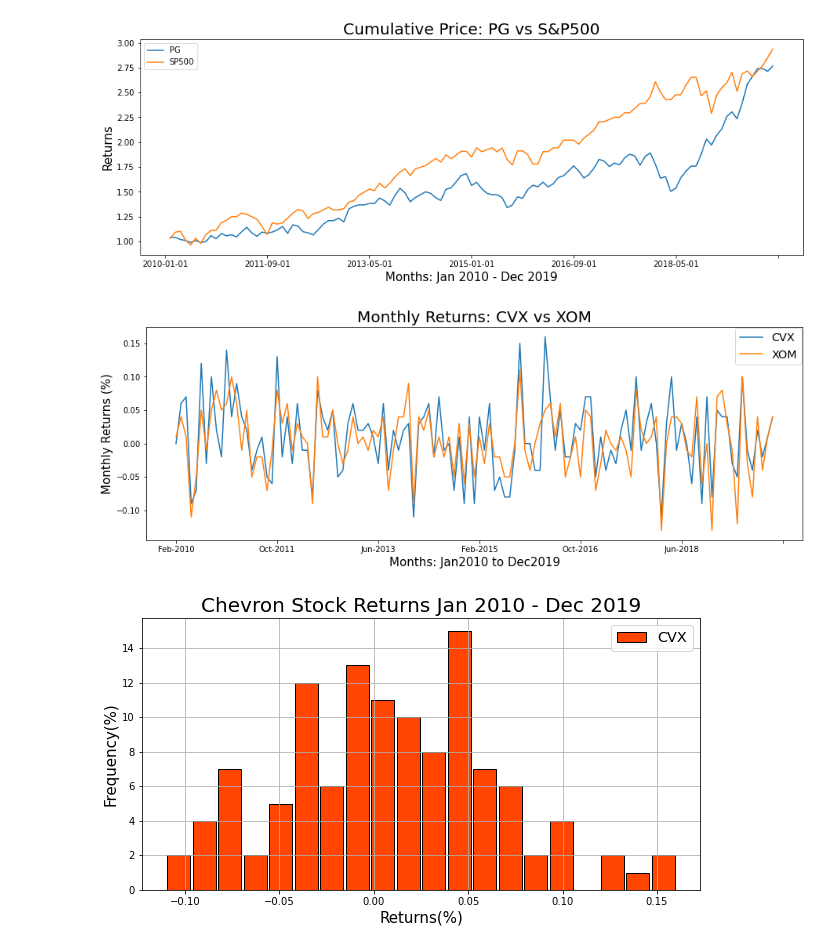
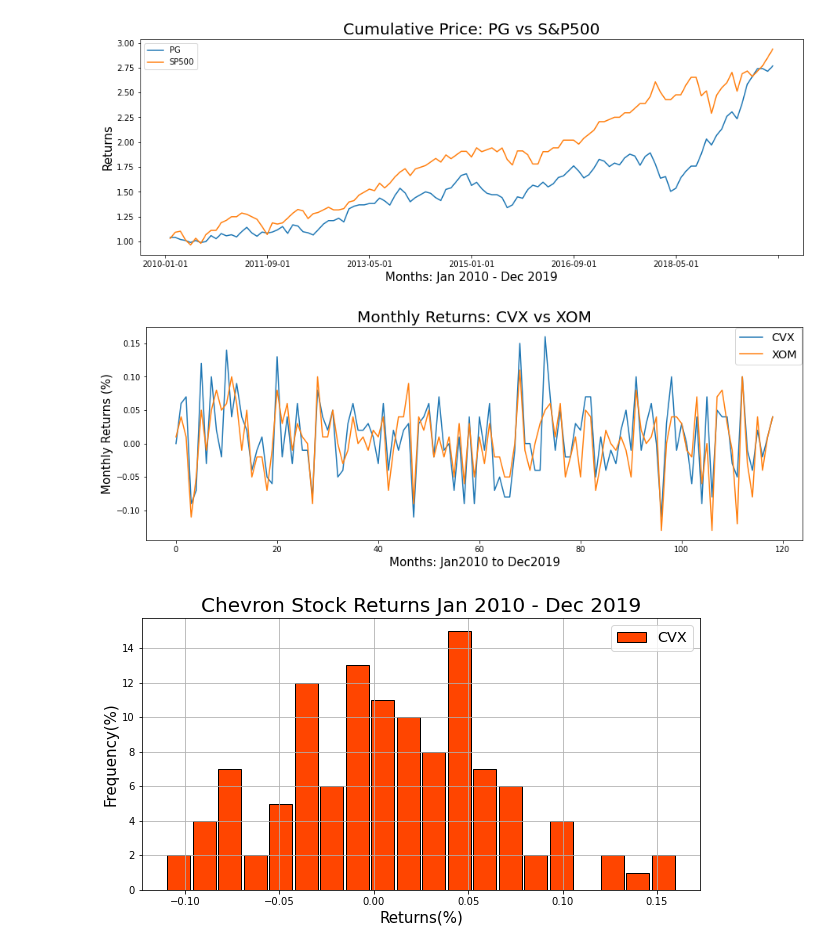
Before and after one commit to claybeaver/Group9_Project1, a Jupyter notebook: Final_notebook.ipynb, the cells around one changed output. Cells and saved outputs as stored; diff of their text form; code cells hidden in the pictures.

```diff
--- a/Final_notebook.ipynb
+++ b/Final_notebook.ipynb
@@ -209,3 +209,5 @@ returns_df
 | Nov-2019 | -0.04 | 0.07 | 0.01 | 0.01 | -0.01 | 0.05 | 0.17 | 0.04 | -0.02 | -0.01 | ... | ... |
 | Dec-2019 | 0.00 | 0.06 | -0.02 | 0.04 | 0.02 | 0.02 | -0.05 | 0.07 | 0.04 | 0.02 | ... | ... |
 119 rows × 21 columns
+# %%
+new_returns_df = returns_df.reset_index()
@@ -480,15 +500,15 @@ plt.show()
 # %%
 # Sample line with CVX and XOM
 rcParams['figure.figsize'] = 15, 5
-returns_plot2 = returns_df[["CVX","XOM"]].plot()
+returns_plot2 = new_returns_df[["CVX","XOM"]].plot()
 returns_plot2.legend(loc='best', borderaxespad=0.1, fontsize='x-large')
 plt.xlabel("Months: Jan2010 to Dec2019", size=15)
 plt.ylabel("Monthly Returns (%)", size=15)
 plt.title("Monthly Returns: CVX vs XOM", size=20)
 plt.savefig("Images/03b_CVX-XOM_MonthlyReturn.png")
 plt.show()
 # %% [output]
-[figure, old version]
+[figure, new version]
 # %%
 #BarChart = returns_df[["CVX","XOM","CL","PG","PEP"]]
 # %%
```
Also changed, not shown: parts of 9 cells of this notebook, 16 other files.
